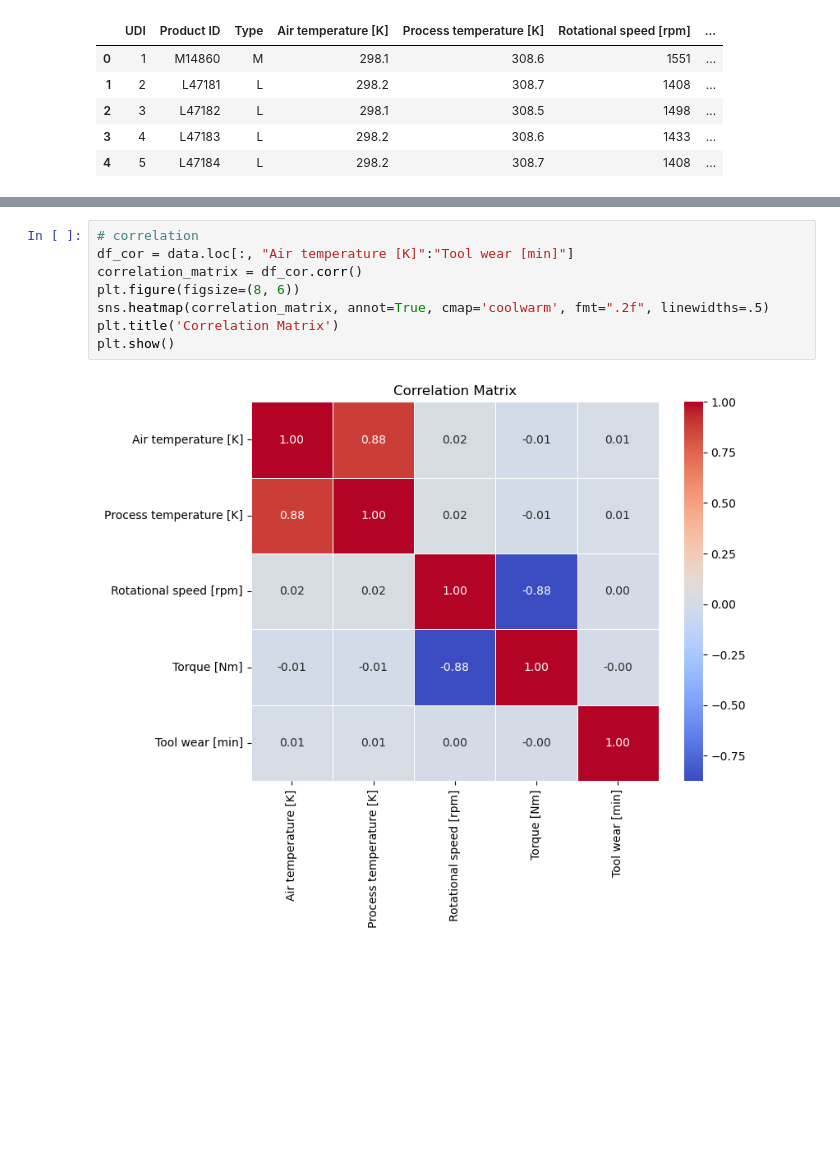
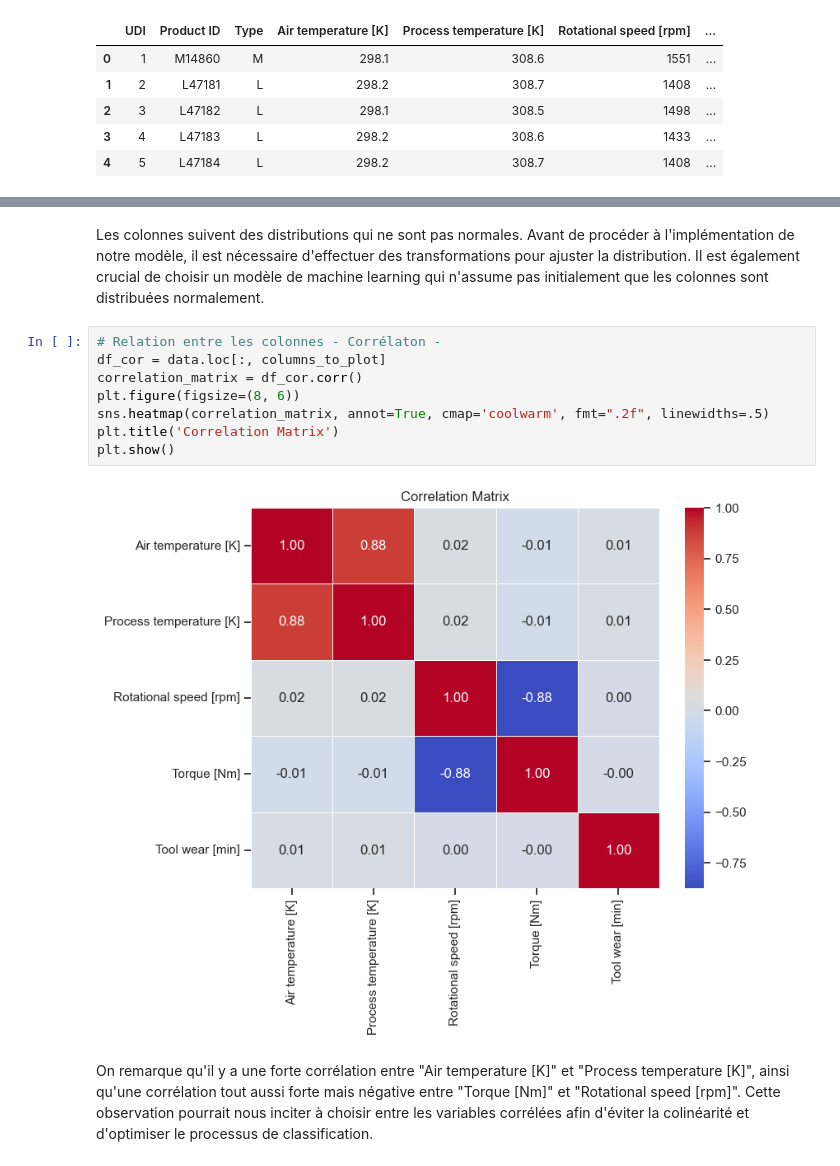
Before and after one commit to fatihamaazaz/MLOps_Project-Predictive_Maintenance, a Jupyter notebook: notebooks/Data_Exploration.ipynb, the cells around one changed output, grey strips where cells are left out. Saved outputs shown, nothing was run; the diff lists cells and outputs as text; blank space fills up the shorter version.

```diff
--- a/notebooks/Data_Exploration.ipynb
+++ b/notebooks/Data_Exploration.ipynb
@@ -56,10 +163,14 @@ data.loc[:, "Air temperature [K]":"Tool wear [min]"].describe()
+# %% [markdown]
+Les colonnes suivent des distributions qui ne sont pas normales. Avant de procéder à l'implémentation de notre modèle, il est nécessaire d'effectuer des transformations pour ajuster la distribution. Il est également crucial de choisir un modèle de machine learning qui n'assume pas initialement que les colonnes sont distribuées normalement.
 # %%
-# correlation
-df_cor = data.loc[:, "Air temperature [K]":"Tool wear [min]"]
+# Relation entre les colonnes - Corrélaton -
+df_cor = data.loc[:, columns_to_plot]
 correlation_matrix = df_cor.corr()
 plt.figure(figsize=(8, 6))
 sns.heatmap(correlation_matrix, annot=True, cmap='coolwarm', fmt=".2f", linewidths=.5)
 plt.title('Correlation Matrix')
 plt.show()
 # %% [output]
-[figure, old version]
+[figure, new version]
+# %% [markdown]
+On remarque qu'il y a une forte corrélation entre "Air temperature [K]" et "Process temperature [K]", ainsi qu'une corrélation tout aussi forte mais négative entre "Torque [Nm]" et "Rotational speed [rpm]". Cette observation pourrait nous inciter à choisir entre les variables corrélées afin d'éviter la colinéarité et d'optimiser le processus de classification.
```
Also changed, not shown: parts of 33 cells of this notebook.
